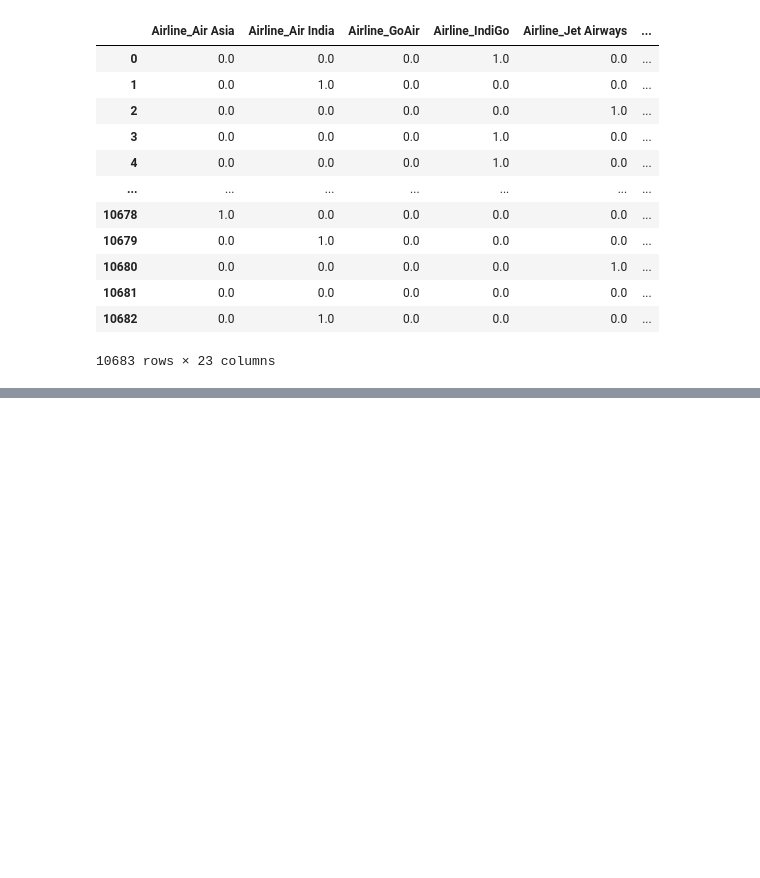
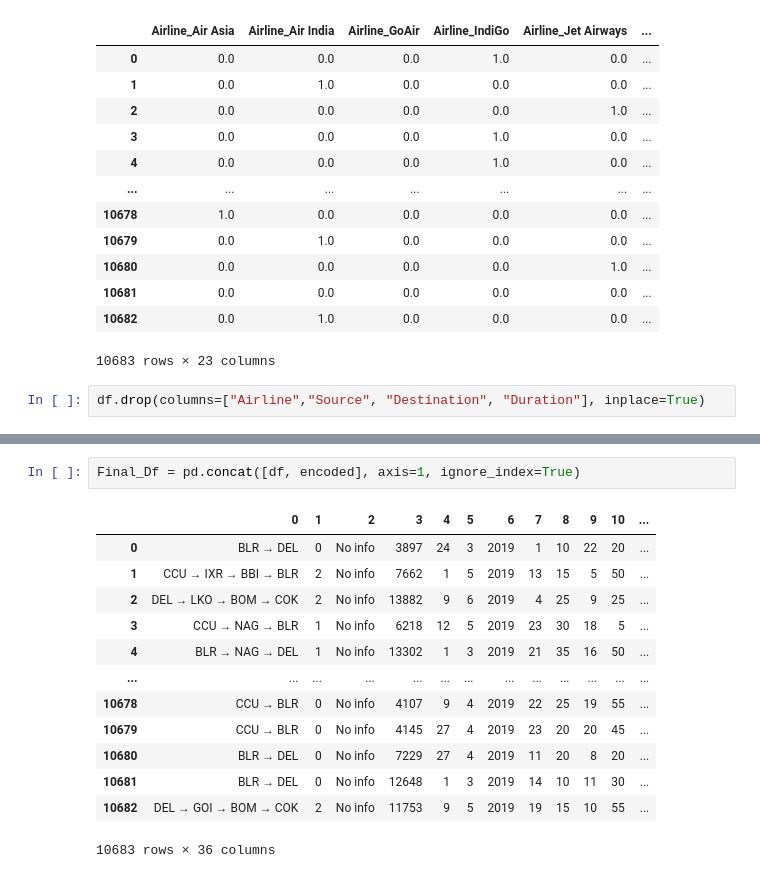
Before and after one commit to CodeLoopdroid/AI_ML_Bootcamp, a Jupyter notebook: Feature_Engineering/EDA_Flight_Price.ipynb, the cells around one changed output, grey strips where cells are left out. Cells and saved outputs as stored; diff of their text form; blank space fills up the shorter version.

```diff
--- a/Feature_Engineering/EDA_Flight_Price.ipynb
+++ b/Feature_Engineering/EDA_Flight_Price.ipynb
@@ -213,3 +213,5 @@ encoded
 | 10681 | 0.0 | 0.0 | 0.0 | 0.0 | 0.0 | ... |
 | 10682 | 0.0 | 1.0 | 0.0 | 0.0 | 0.0 | ... |
 10683 rows × 23 columns
+# %%
+df.drop(columns=["Airline","Source", "Destination", "Duration"], inplace=True)
@@ -215,0 +227,16 @@ encoded
+# %%
+Final_Df = pd.concat([df, encoded], axis=1, ignore_index=True)
+# %% [output]
+|  | 0 | 1 | 2 | 3 | 4 | 5 | 6 | 7 | 8 | 9 | 10 | ... |
+| 0 | BLR → DEL | 0 | No info | 3897 | 24 | 3 | 2019 | 1 | 10 | 22 | 20 | ... |
+| 1 | CCU → IXR → BBI → BLR | 2 | No info | 7662 | 1 | 5 | 2019 | 13 | 15 | 5 | 50 | ... |
+| 2 | DEL → LKO → BOM → COK | 2 | No info | 13882 | 9 | 6 | 2019 | 4 | 25 | 9 | 25 | ... |
+| 3 | CCU → NAG → BLR | 1 | No info | 6218 | 12 | 5 | 2019 | 23 | 30 | 18 | 5 | ... |
+| 4 | BLR → NAG → DEL | 1 | No info | 13302 | 1 | 3 | 2019 | 21 | 35 | 16 | 50 | ... |
+| ... | ... | ... | ... | ... | ... | ... | ... | ... | ... | ... | ... | ... |
+| 10678 | CCU → BLR | 0 | No info | 4107 | 9 | 4 | 2019 | 22 | 25 | 19 | 55 | ... |
+| 10679 | CCU → BLR | 0 | No info | 4145 | 27 | 4 | 2019 | 23 | 20 | 20 | 45 | ... |
+| 10680 | BLR → DEL | 0 | No info | 7229 | 27 | 4 | 2019 | 11 | 20 | 8 | 20 | ... |
+| 10681 | BLR → DEL | 0 | No info | 12648 | 1 | 3 | 2019 | 14 | 10 | 11 | 30 | ... |
+| 10682 | DEL → GOI → BOM → COK | 2 | No info | 11753 | 9 | 5 | 2019 | 19 | 15 | 10 | 55 | ... |
+10683 rows × 36 columns
```
Also changed, not shown: parts of 1 cell of this notebook.
